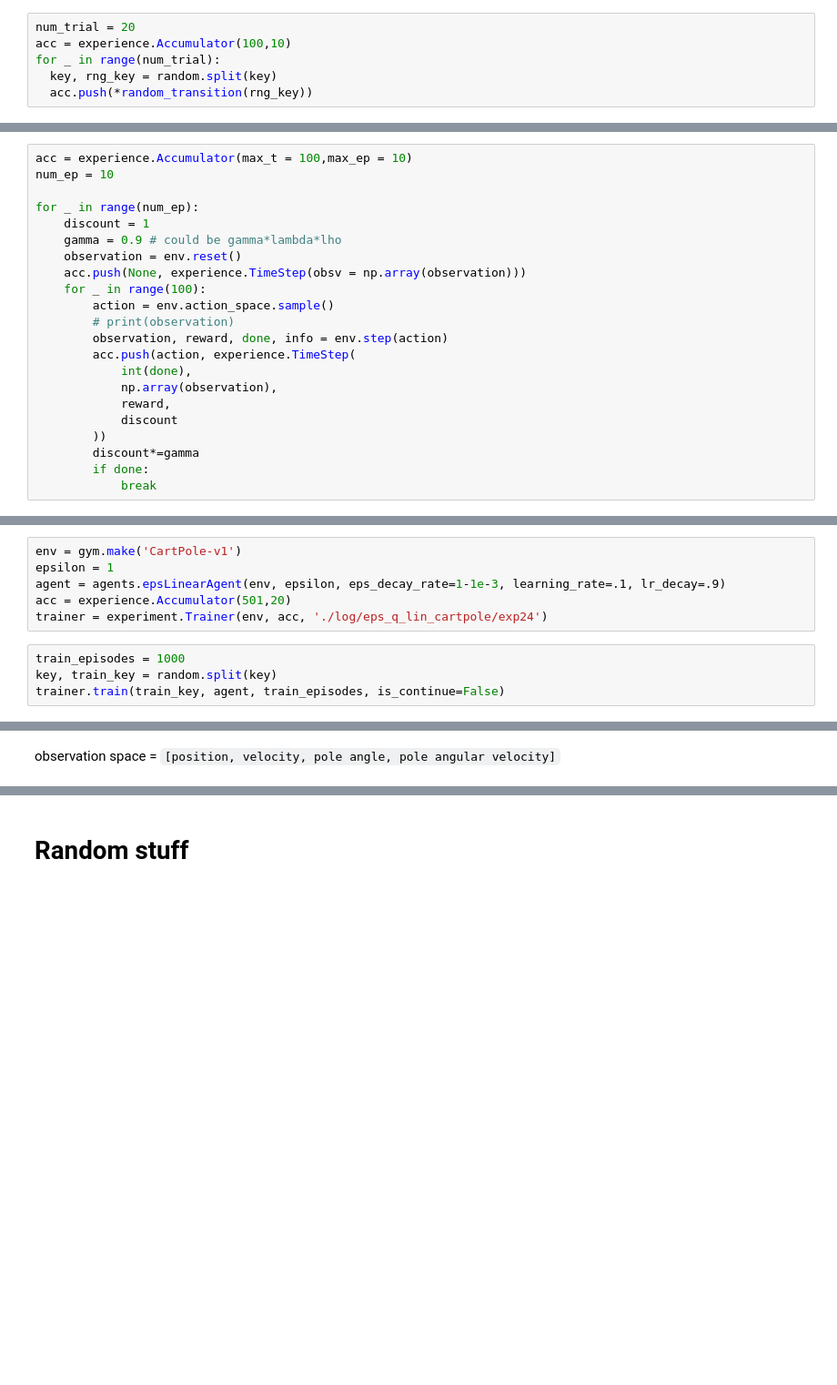
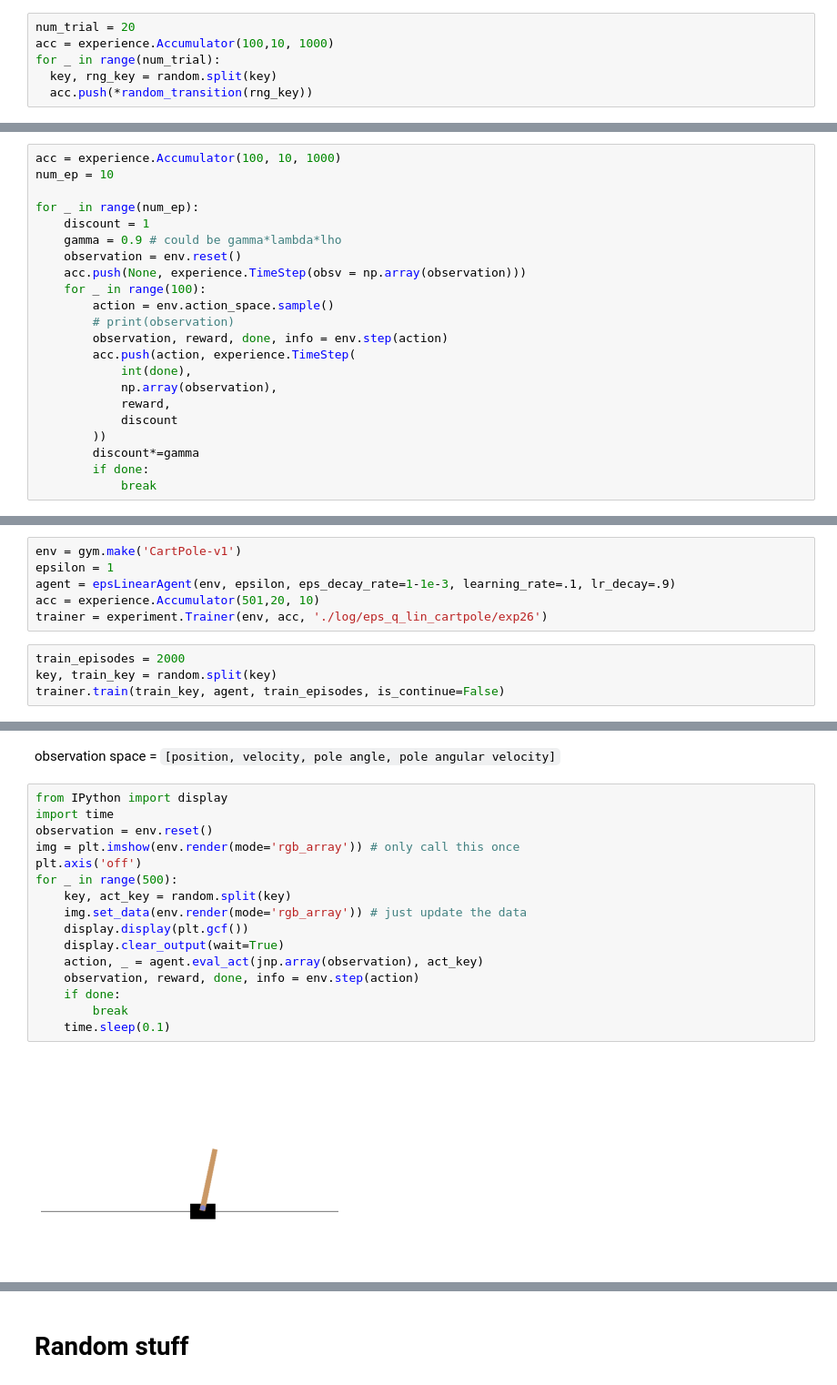
Before and after one commit to Juno-T/jax-rl, a Jupyter notebook: tmp.ipynb, the cells around one changed output, grey strips where cells are left out. Shown at 91% size. Saved outputs shown, nothing was run; the diff lists cells and outputs as text; blank space fills up the shorter version.

Commit message:
debug training exp, re-evaluate linear-q-learning, add dqn, transition accumulator

```diff
--- a/tmp.ipynb
+++ b/tmp.ipynb
@@ -26,7 +26,7 @@ def random_transition(rng_key):
   return action, timestep
 # %%
 num_trial = 20
-acc = experience.Accumulator(100,10)
+acc = experience.Accumulator(100,10, 1000)
 for _ in range(num_trial):
   key, rng_key = random.split(key)
   acc.push(*random_transition(rng_key))
@@ -99,7 +122,7 @@ DeviceArray([0., 0.], dtype=float32)
 # %%
 env = gym.make('CartPole-v1')
 # %%
-acc = experience.Accumulator(max_t = 100,max_ep = 10)
+acc = experience.Accumulator(100, 10, 1000)
 num_ep = 10
 
 for _ in range(num_ep):
@@ -274,10 +319,10 @@ Text(0.5, 0, 'v (no ace)')
 # %%
 env = gym.make('CartPole-v1')
 epsilon = 1
-agent = agents.epsLinearAgent(env, epsilon, eps_decay_rate=1-1e-3, learning_rate=.1, lr_decay=.9)
-acc = experience.Accumulator(501,20)
-trainer = experiment.Trainer(env, acc, './log/eps_q_lin_cartpole/exp24')
+agent = epsLinearAgent(env, epsilon, eps_decay_rate=1-1e-3, learning_rate=.1, lr_decay=.9)
+acc = experience.Accumulator(501,20, 10)
+trainer = experiment.Trainer(env, acc, './log/eps_q_lin_cartpole/exp26')
 # %%
-train_episodes = 1000
+train_episodes = 2000
 key, train_key = random.split(key)
 trainer.train(train_key, agent, train_episodes, is_continue=False)
@@ -291,2 +334,20 @@ DeviceArray([[ 0.00155733, -0.00124855, -0.00115305,  0.00405413],
 # %% [markdown]
 observation space = `[position, velocity, pole angle, pole angular velocity]`
+# %%
+from IPython import display
+import time
+observation = env.reset()
+img = plt.imshow(env.render(mode='rgb_array')) # only call this once
+plt.axis('off')
+for _ in range(500):
+    key, act_key = random.split(key)
+    img.set_data(env.render(mode='rgb_array')) # just update the data
+    display.display(plt.gcf())
+    display.clear_output(wait=True)
+    action, _ = agent.eval_act(jnp.array(observation), act_key)
+    observation, reward, done, info = env.step(action)
+    if done:
+        break
+    time.sleep(0.1)
+# %% [output]
+[figure, added]
```
Also changed, not shown: parts of 32 cells of this notebook, 8 other files.
